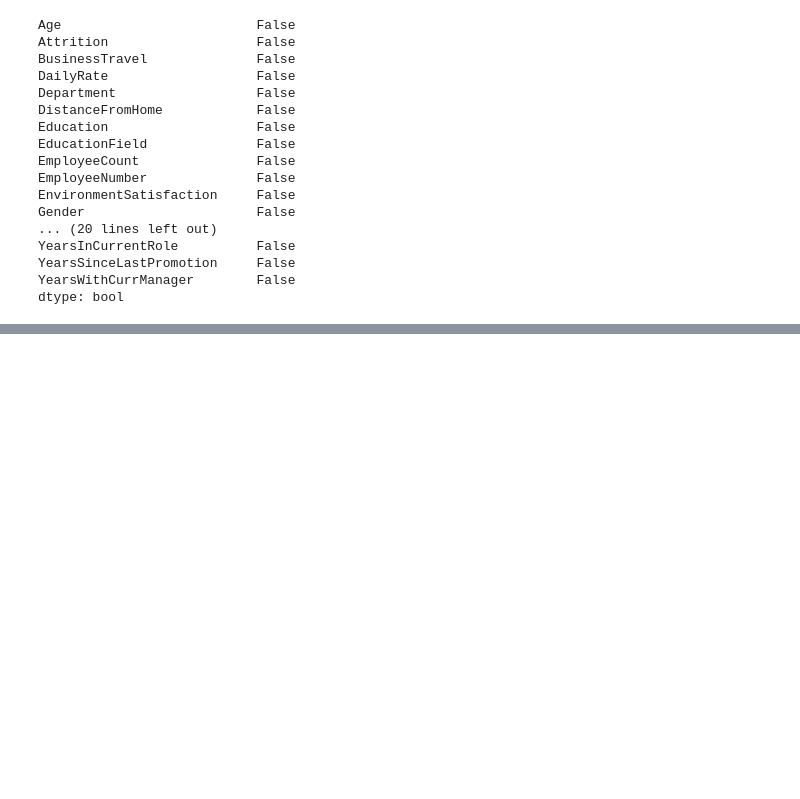
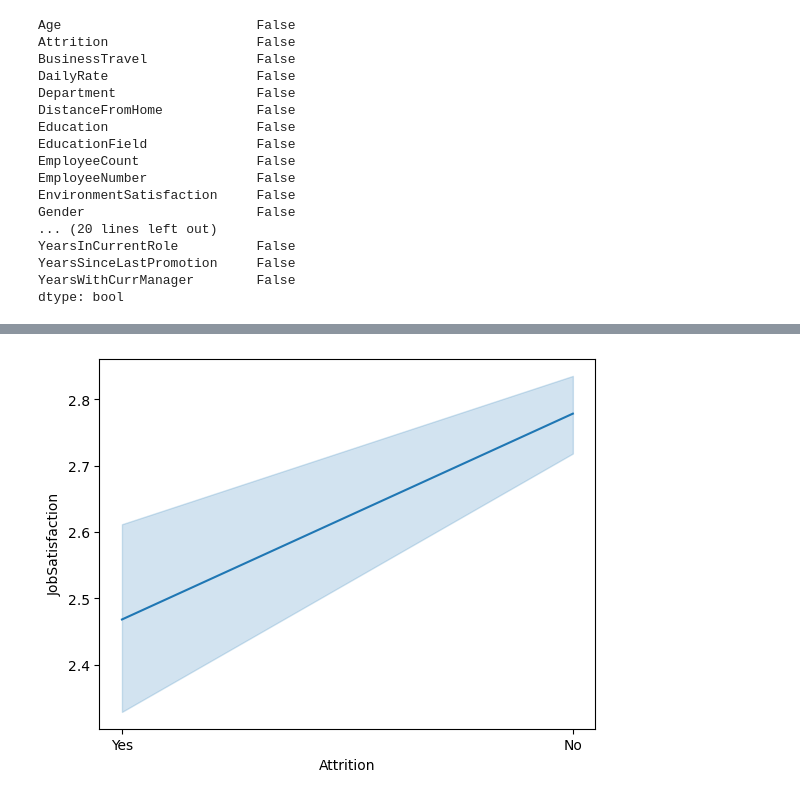
Before and after one commit to mariemcsweeney/UCDPA_mariemcsweeney, a Jupyter notebook: Employee Data (1).ipynb, the cells around one changed output, grey strips where cells are left out. Saved outputs shown, nothing was run; the diff lists cells and outputs as text; code cells hidden in the pictures; blank space fills up the shorter version.

```diff
--- a/Employee Data (1).ipynb
+++ b/Employee Data (1).ipynb
@@ -155,0 +232,7 @@ plt.show()
+# %%
+# Check correlation between travel and job satisfaction
+
+sns.lineplot(x='Attrition', y='JobSatisfaction', data=employee_data)
+plt.show()
+# %% [output]
+[figure, added]
```
Also changed, not shown: parts of 16 cells of this notebook.
